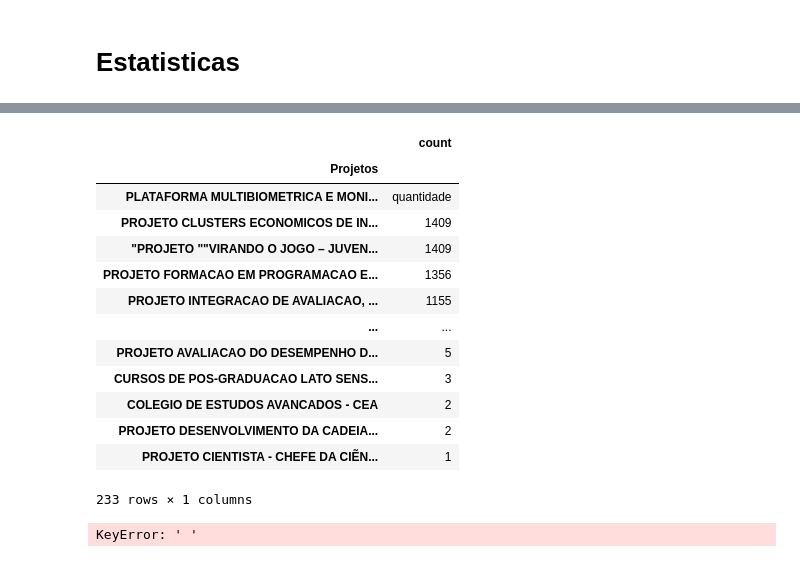
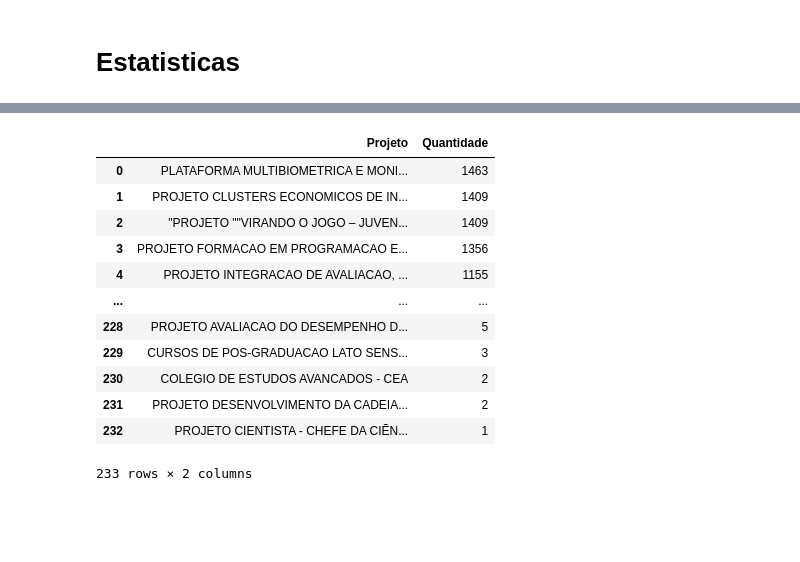
Before and after one commit to regislfreire/regislfreire, a Jupyter notebook: projeto01/exercicio_pandas.ipynb, the cells around one changed output, grey strips where cells are left out. Drawn from its saved outputs; the diff is of its cells as text; code cells hidden in the pictures; blank space fills up the shorter version.

```diff
--- a/projeto01/exercicio_pandas.ipynb
+++ b/projeto01/exercicio_pandas.ipynb
@@ -83,4 +116,8 @@ dados
 # %%
 # Convertendo a coluna 'Data_Pagamento' do tipo 'object' para o tipo 'datetime'
 dados['Data_Pagamento']=pd.to_datetime(dados['Data_Pagamento'], format='%d/%m/%Y')
+# %%
+# removi umas colunas desnecessárias para o estudo atual
+remover=['Código','Num. Identificador Convênio','Valor Pagar','Saldo']
+dados=dados.drop(columns=remover,axis=1)
 # %%
@@ -151,30 +198,18 @@ dd=pd.DataFrame(qnt_projetos)
-# %%
-dd
-# %% [output]
-|  | count |
-| Projetos |  |
-| PLATAFORMA MULTIBIOMETRICA E MONI... | quantidade |
-| PROJETO CLUSTERS ECONOMICOS DE IN... | 1409 |
-| "PROJETO ""VIRANDO O JOGO – JUVEN... | 1409 |
-| PROJETO FORMACAO EM PROGRAMACAO E... | 1356 |
-| PROJETO INTEGRACAO DE AVALIACAO, ... | 1155 |
-| ... | ... |
-| PROJETO AVALIACAO DO DESEMPENHO D... | 5 |
-| CURSOS DE POS-GRADUACAO LATO SENS... | 3 |
-| COLEGIO DE ESTUDOS AVANCADOS - CEA | 2 |
-| PROJETO DESENVOLVIMENTO DA CADEIA... | 2 |
-| PROJETO CIENTISTA - CHEFE DA CIẼN... | 1 |
-233 rows × 1 columns
-# %%
-#import pandas as pd
-
-# Exemplo de um DataFrame com a função value_counts aplicada a uma coluna
-#df = pd.DataFrame(qnt_projetos)
-
-# Aplicar value_counts() à coluna 'Projetos' e renomear as colunas
-result = df[' '].value_counts().reset_index().rename(columns={'index': ' ', ' ': 'Contagem'})
-
-# Exibir o resultado
-print(result)
-# %% [output]
-KeyError: ' '
+# %%
+df.rename(columns={'count':'Quantidade'},inplace=True)
+# %%
+df
+# %% [output]
+|  | Projeto | Quantidade |
+| 0 | PLATAFORMA MULTIBIOMETRICA E MONI... | 1463 |
+| 1 | PROJETO CLUSTERS ECONOMICOS DE IN... | 1409 |
+| 2 | "PROJETO ""VIRANDO O JOGO – JUVEN... | 1409 |
+| 3 | PROJETO FORMACAO EM PROGRAMACAO E... | 1356 |
+| 4 | PROJETO INTEGRACAO DE AVALIACAO, ... | 1155 |
+| ... | ... | ... |
+| 228 | PROJETO AVALIACAO DO DESEMPENHO D... | 5 |
+| 229 | CURSOS DE POS-GRADUACAO LATO SENS... | 3 |
+| 230 | COLEGIO DE ESTUDOS AVANCADOS - CEA | 2 |
+| 231 | PROJETO DESENVOLVIMENTO DA CADEIA... | 2 |
+| 232 | PROJETO CIENTISTA - CHEFE DA CIẼN... | 1 |
+233 rows × 2 columns
```
Also changed, not shown: parts of 21 cells of this notebook.
